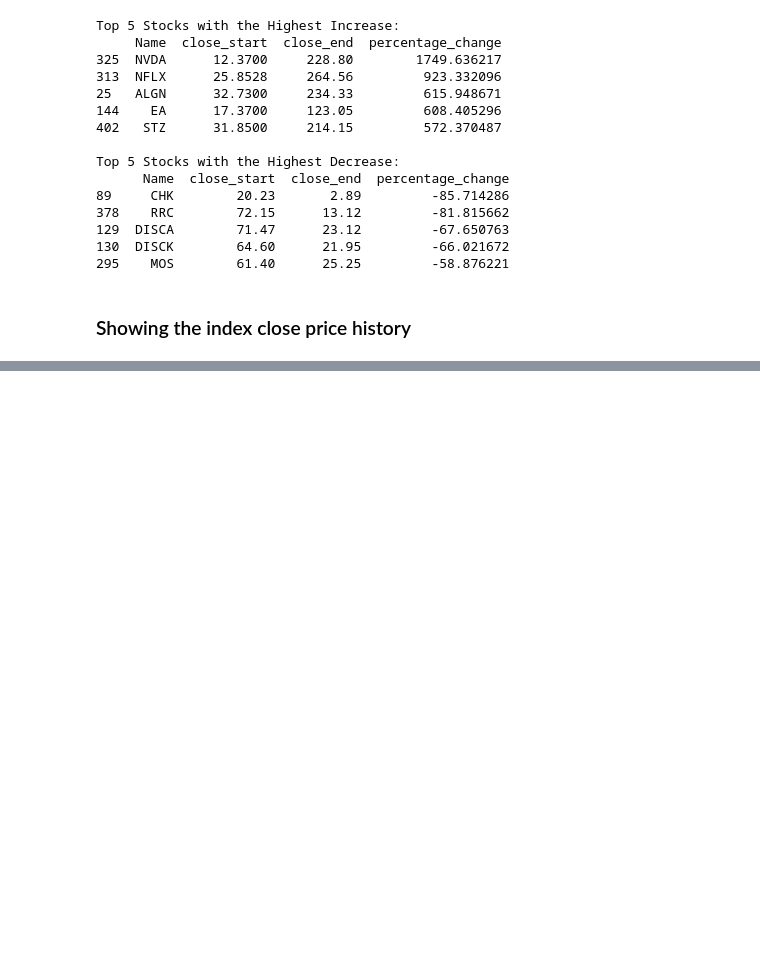
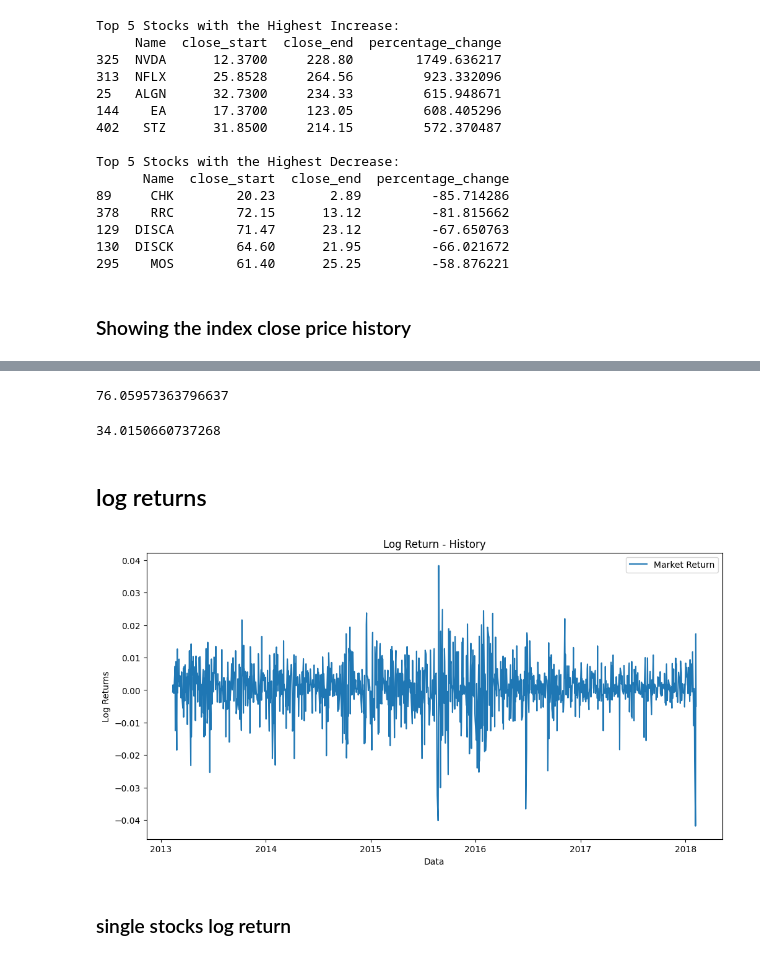
Before and after one commit to biaspyunimib/unimib_ds, a Jupyter notebook: FMA/Main Notebook.ipynb, the cells around one changed output, grey strips where cells are left out. Drawn from its saved outputs; the diff is of its cells as text; code cells hidden in the pictures; blank space fills up the shorter version.

```diff
--- a/FMA/Main Notebook.ipynb
+++ b/FMA/Main Notebook.ipynb
@@ -183,0 +147,7 @@ ValueError: Length of values (1258) does not match length of index (1259)
+# %%
+snp500 = pd.read_csv('/content/spx.csv',)
+snp500['date'] = pd.to_datetime(snp500['date'])
+if 'MarketReturn' not in snp500.columns:
+    snp500['MarketReturn'] = np.log(snp500['close'] / snp500['close'].shift(1))
+snp500 = snp500[(snp500['date'] >= pd.to_datetime('2013-02-11')) & (snp500['date'] <= pd.to_datetime('2018-02-07'))]
+snp500.tail(5)
@@ -183,0 +161,3 @@ ValueError: Length of values (1258) does not match length of index (1259)
+# %%
+snp500['Return'] = (snp500['close']/snp500['close'].shift(1)-1)*100
+snp500.head()
@@ -183,0 +171,31 @@ ValueError: Length of values (1258) does not match length of index (1259)
+# %%
+snp500['Return'].std()*100
+# %% [output]
+76.05957363796637
+# %%
+76.06/math.sqrt(5)
+# %% [output]
+34.0150660737268
+# %% [markdown]
+## log returns
+# %%
+# Configura la dimensione della figura
+plt.figure(figsize=(12, 6))
+
+# Plot della variabile 'MarketReturn' con le date
+plt.plot(snp500['date'], snp500['MarketReturn'], label='Market Return')
+
+# Aggiungi titolo e etichette agli assi
+plt.title('Log Return - History')
+plt.xlabel('Data')
+plt.ylabel('Log Returns')
+
+# Mostra la legenda
+plt.legend()
+
+# Mostra il grafico
+plt.show()
+# %% [output]
+[figure, added]
+# %% [markdown]
+### single stocks log return
```
Also changed, not shown: parts of 118 cells of this notebook, 1 other file.
